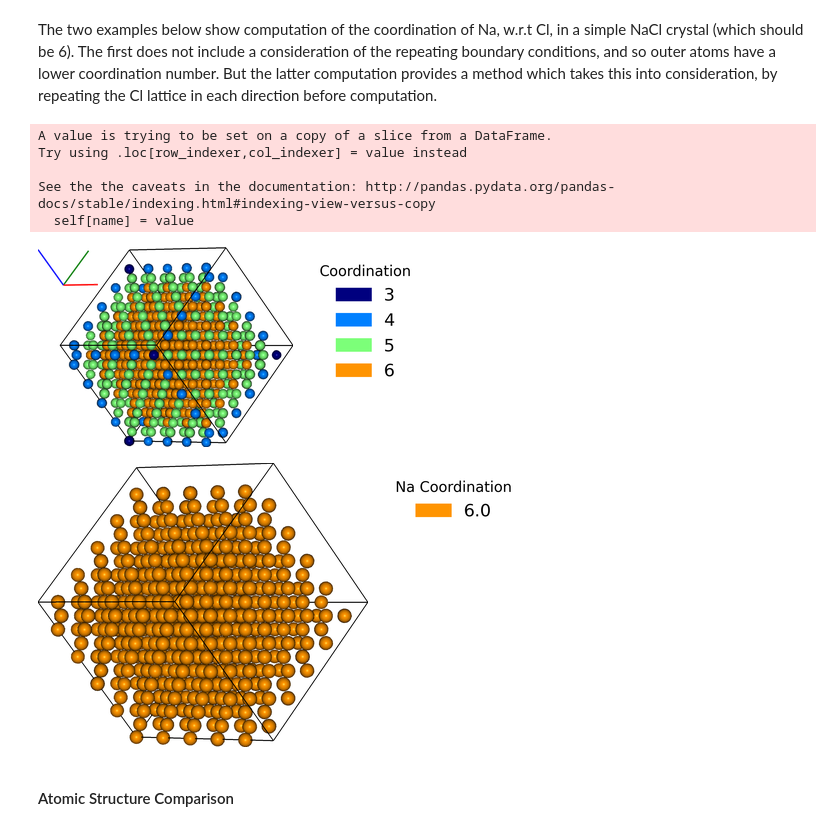
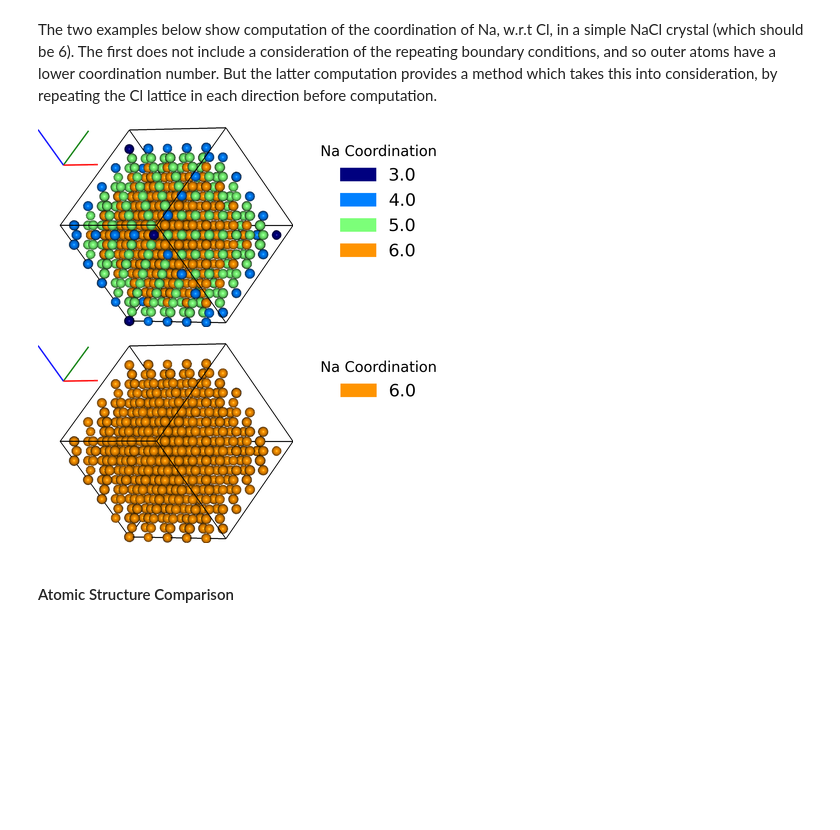
Before and after one commit to chrisjsewell/ipymd, a Jupyter notebook: example_analysis.ipynb, the cells around one changed output. Cells and saved outputs as stored; diff of their text form; code cells hidden in the pictures; blank space fills up the shorter version.

Commit message:
added text images and general fixes

```diff
--- a/example_analysis.ipynb
+++ b/example_analysis.ipynb
@@ -223,44 +223,28 @@ The two examples below show computation of the coordination of Na, w.r.t Cl, in
 # %%
 data = ipymd.data_input.crystal.Crystal(
     [[0.0, 0.0, 0.0], [0.5, 0.5, 0.5]], ['Na', 'Cl'],
     225, cellpar=[5.4, 5.4, 5.4, 90, 90, 90],
     repetitions=[5, 5, 5])
 df = data.get_atom_data()
-df['coord'] = 0
 
-analysis = ipymd.atom_analysis.Atom_Analysis()
-
-coord_df = manipulate_atoms(df)
-coord_df.filter_variables('Na')
-
-lattice_df = manipulate_atoms(df)
-lattice_df.filter_variables('Cl')
-
-na_coord = analysis.calc_coordination(coord_df.df,lattice_df.df)
-
-df.loc[df['type'] == 'Na','coord'] = na_coord
+df = analysis.calc_type_coordination(df, 'Na','Cl')
 
 new_df = manipulate_atoms(df)
 new_df.filter_variables('Na')
-new_df.color_by_variable('coord',minv=3,maxv=7)
+new_df.color_by_variable('coord_Na_Cl',minv=3,maxv=7)
 
 vis = ipymd.visualise_sim.Visualise_Sim()
 vis.add_axes(offset=(0,-0.3))
 vis.add_box(*data.get_simulation_box())
 vis.add_atoms(new_df.df)
 
 img = vis.get_image(xrot=45,yrot=45)
 
-img2 = ipymd.plotting.create_legend_image(new_df.df.coord,new_df.df.color, title='Coordination',size=150,colbytes=True)
+img2 = ipymd.plotting.create_legend_image(new_df.df.coord_Na_Cl,new_df.df.color, title='Na Coordination',size=150,colbytes=True)
 
 vis.visualise([img,img2],columns=2)
 # %% [output]
-A value is trying to be set on a copy of a slice from a DataFrame.
-Try using .loc[row_indexer,col_indexer] = value instead
-
-See the the caveats in the documentation: http://pandas.pydata.org/pandas-docs/stable/indexing.html#indexing-view-versus-copy
-  self[name] = value
-[figure, old version]
+[figure, new version]
 # %%
 data = ipymd.data_input.crystal.Crystal(
     [[0.0, 0.0, 0.0], [0.5, 0.5, 0.5]], ['Na', 'Cl'],
@@ -276,6 +260,7 @@ new_df.color_by_variable('coord_Na_Cl',minv=3,maxv=7)
 
 vis = ipymd.visualise_sim.Visualise_Sim()
 vis.add_box(*data.get_simulation_box())
+vis.add_axes(offset=(0,-0.3))
 vis.add_atoms(new_df.df)
 
 img = vis.get_image(xrot=45,yrot=45)
@@ -284,7 +269,7 @@ img2 = ipymd.plotting.create_legend_image(new_df.df.coord_Na_Cl,new_df.df.color,
 
 vis.visualise([img,img2],columns=2)
 # %% [output]
-[figure, old version]
+[figure, new version]
 # %% [markdown]
 #### Atomic Structure Comparison
 # %% [markdown]
```
Also changed, not shown: parts of 3 cells of this notebook, 12 other files.
